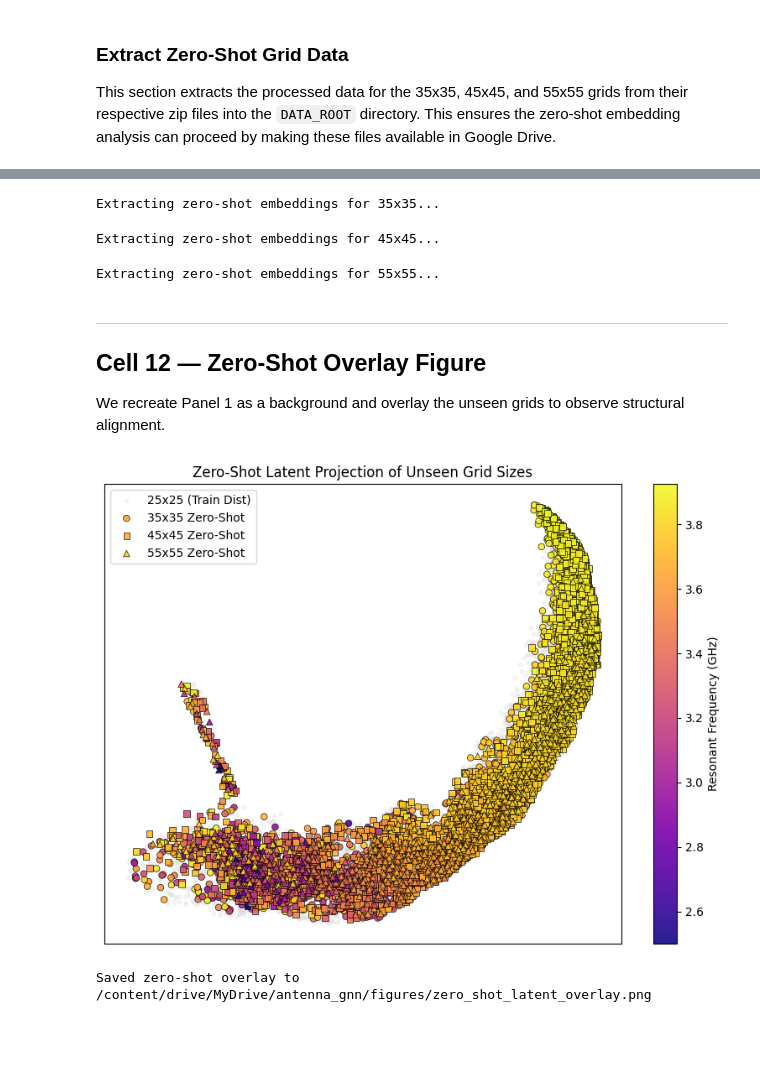
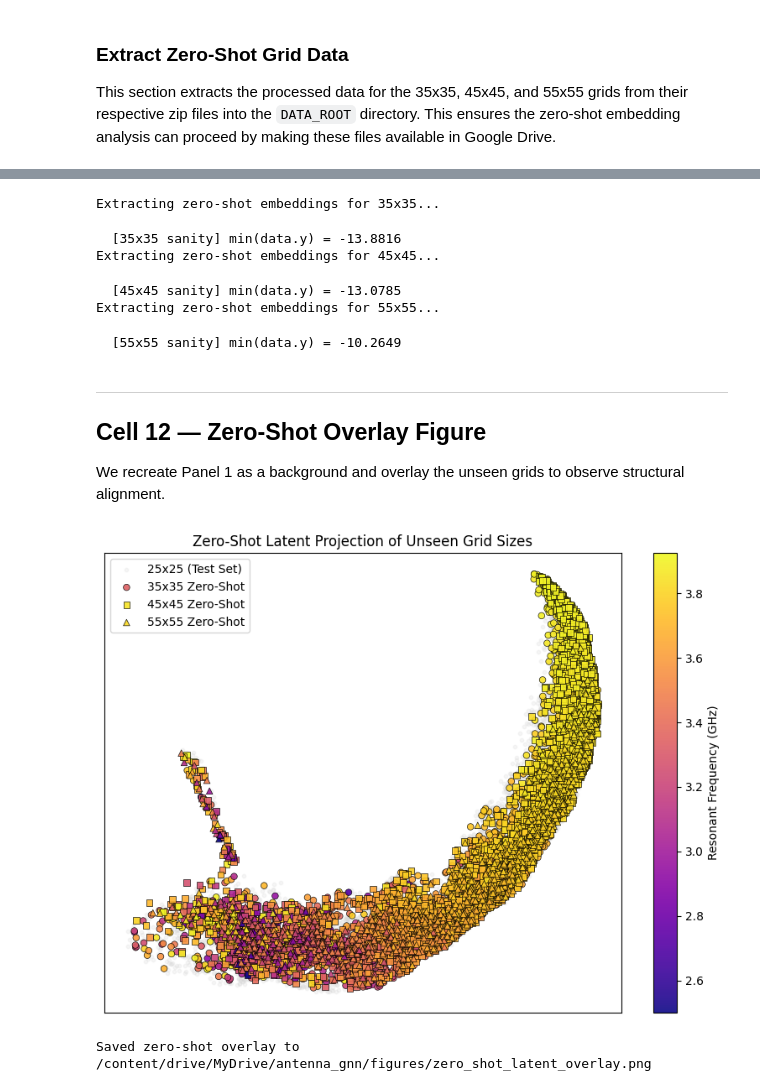
Before and after one commit to asparagusD/antenna_gnn, a Jupyter notebook: notebooks/chunk11_latent_analysis.ipynb, the cells around one changed output, grey strips where cells are left out. Saved outputs shown, nothing was run; the diff lists cells and outputs as text; code cells hidden in the pictures; blank space fills up the shorter version.

```diff
--- a/notebooks/chunk11_latent_analysis.ipynb
+++ b/notebooks/chunk11_latent_analysis.ipynb
@@ -412,11 +447,14 @@ zero_shot_freqs = {}
 for g in grids:
     proc_dir = f'{DATA_ROOT}/data/processed/{g}x{g}'
     if not os.path.exists(proc_dir):
-        print(f"Skipping zero-shot embedding section — other-grid processed data not found ({proc_dir})")
+        print(f"Skipping zero-shot embedding section \u2014 other-grid processed data not found ({proc_dir})")
         break
 
     print(f"Extracting zero-shot embeddings for {g}x{g}...")
     g_files = glob.glob(f'{proc_dir}/*.pt')
+
+    # Sanity check on first functioning sample: confirm data.y is raw dB
+    sanity_done = False
 
     g_embs = []
     g_freqs = []
@@ -426,6 +464,13 @@ for g in grids:
         res_freq = extract_resonant_freq(s11, freq_axis)
 
         if res_freq is not None:
+            # Print sanity check for first functioning sample per grid
+            if not sanity_done:
+                min_y = s11.min()
+                print(f"  [{g}x{g} sanity] min(data.y) = {min_y:.4f}")
+                # Confirms data.y is raw dB, consistent with 25x25 graphs
+                sanity_done = True
+
             data = data.to(device)
             data.batch = torch.zeros(data.x.size(0), dtype=torch.long, device=device)
             with torch.no_grad():
@@ -439,8 +484,11 @@ for g in grids:
         zero_shot_freqs[g] = np.array(g_freqs)
 # %% [output]
 Extracting zero-shot embeddings for 35x35...
+  [35x35 sanity] min(data.y) = -13.8816
 Extracting zero-shot embeddings for 45x45...
+  [45x45 sanity] min(data.y) = -13.0785
 Extracting zero-shot embeddings for 55x55...
+  [55x55 sanity] min(data.y) = -10.2649
 # %% [markdown]
 ---
 ## Cell 12 — Zero-Shot Overlay Figure
@@ -448,31 +496,31 @@ We recreate Panel 1 as a background and overlay the unseen grids to observe stru
 # %%
 if len(zero_shot_embeddings) > 0:
     plt.figure(figsize=(8, 6))
 
     # Background: 25x25 functioning
-    plt.scatter(x[func_mask], y[func_mask], c='lightgray', s=10, alpha=0.2, label='25x25 (Train Dist)')
+    plt.scatter(x[func_mask], y[func_mask], c='lightgray', s=10, alpha=0.2, label='25x25 (Test Set)')
 
     colors = {35: 'blue', 45: 'red', 55: 'green'}
     markers = {35: 'o', 45: 's', 55: '^'}
 
     for g in zero_shot_embeddings:
         plt.scatter(zero_shot_embeddings[g][:, 0], zero_shot_embeddings[g][:, 1],
                     c=zero_shot_freqs[g], cmap='plasma', marker=markers[g], s=30, alpha=0.9,
                     edgecolor='k', linewidth=0.5, label=f'{g}x{g} Zero-Shot')
 
     plt.colorbar(label='Resonant Frequency (GHz)')
     plt.title('Zero-Shot Latent Projection of Unseen Grid Sizes')
     plt.xticks([])
     plt.yticks([])
     plt.legend()
     plt.tight_layout()
 
     save_path = f'{DATA_ROOT}/figures/zero_shot_latent_overlay.png'
     plt.savefig(save_path, dpi=300)
     plt.show()
     print(f"Saved zero-shot overlay to {save_path}")
 else:
     print("Zero-shot data not available.")
 # %% [output]
-[figure, old version]
+[figure, new version]
 Saved zero-shot overlay to /content/drive/MyDrive/antenna_gnn/figures/zero_shot_latent_overlay.png
```
Also changed, not shown: parts of 9 cells of this notebook.
